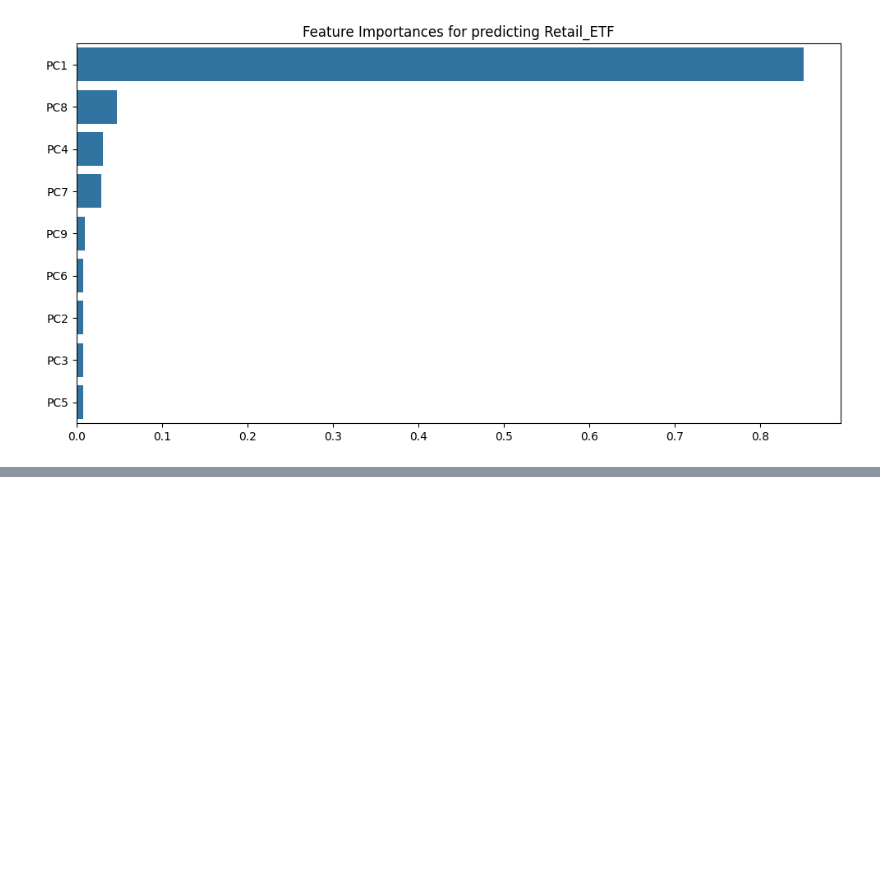
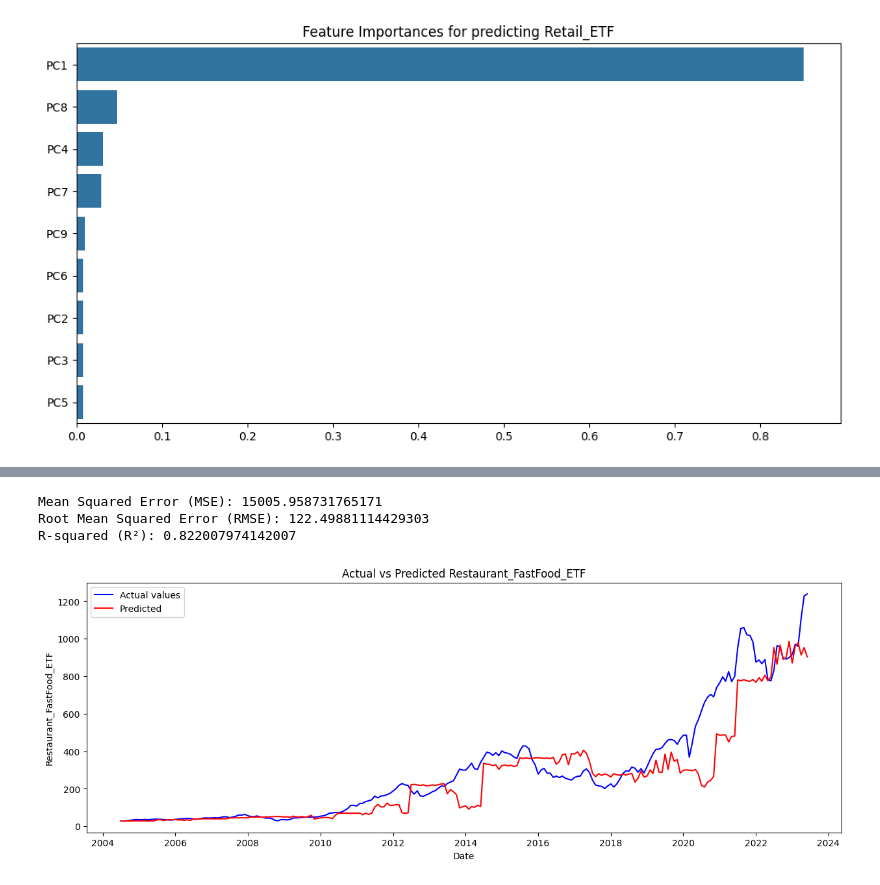
Before and after one commit to TonyZhang2004/Citadel-Summer-Datathon, a Jupyter notebook: train_rf.ipynb, the cells around one changed output, grey strips where cells are left out. Saved outputs shown, nothing was run; the diff lists cells and outputs as text; code cells hidden in the pictures; blank space fills up the shorter version.

Commit message:
training script inside train_rf

```diff
--- a/train_rf.ipynb
+++ b/train_rf.ipynb
@@ -200,0 +302,80 @@ R-squared (R²): 0.8638593356842119
+# %%
+merged_etfs_xgb['Date'] = pd.to_datetime(merged_etfs_xgb[['Year', 'Month']].assign(DAY=1))
+merged_etfs_xgb.set_index('Date', inplace=True)
+# %%
+merged_etfs_xgb['Date'] = pd.to_datetime(merged_etfs_xgb[['Year', 'Month']].assign(DAY=1))
+
+features = ['Beef', 'Broilers', 'Lamb and Mutton', 'Other Chicken', 'Pork', 'Turkey', 'Veal', 'Coffee', 'Corn']
+target = 'Restaurant_FastFood_ETF'
+merged_etfs_xgb[features + [target]] = merged_etfs_xgb[features + [target]].astype(float)
+
+def add_lagged_features(df, features, lags=[1, 2, 3]):
+    for lag in lags:
+        for feature in features:
+            df[f'{feature}_lag{lag}'] = df[feature].shift(lag)
+    return df
+
+lags = [1, 2, 3]
+merged_etfs_lstm = add_lagged_features(merged_etfs_xgb, features, lags)
+
+merged_etfs_lstm.dropna(inplace=True)
+
+lagged_features = [f'{feature}_lag{lag}' for feature in features for lag in lags]
+
+scaler = MinMaxScaler()
+scaled_data = scaler.fit_transform(merged_etfs_lstm[lagged_features + [target]])
+
+scaled_df = pd.DataFrame(scaled_data, columns=lagged_features + [target])
+scaled_df['Date'] = merged_etfs_lstm['Date'].values
+
+def walk_forward_validation(data, n_train, n_test):
+    predictions = []
+    actuals = []
+    dates = []
+
+    for i in range(n_train, len(data) - n_test, n_test):
+        train, test = data[i - n_train:i], data[i:i + n_test]
+
+        X_train, y_train = train[lagged_features].values, train[target].values
+        X_test, y_test = test[lagged_features].values, test[target].values
+
+        model = XGBRegressor(objective='reg:squarederror', n_estimators=1000)
+        model.fit(X_train, y_train)
+
+        y_pred = model.predict(X_test)
+
+        y_test_inv = scaler.inverse_transform(np.concatenate((np.zeros((len(y_test), len(lagged_features))), y_test.reshape(-1, 1)), axis=1))[:, -1]
+        y_pred_inv = scaler.inverse_transform(np.concatenate((np.zeros((len(y_pred), len(lagged_features))), y_pred.reshape(-1, 1)), axis=1))[:, -1]
+
+        predictions.extend(y_pred_inv)
+        actuals.extend(y_test_inv)
+        dates.extend(test['Date'].values)
+
+    return np.array(predictions), np.array(actuals), np.array(dates)
+
+n_train = 36
+n_test = 12
+
+predictions, actuals, dates = walk_forward_validation(scaled_df, n_train, n_test)
+
+mse = mean_squared_error(actuals, predictions)
+rmse = np.sqrt(mse)
+r2 = r2_score(actuals, predictions)
+
+print(f"Mean Squared Error (MSE): {mse}")
+print(f"Root Mean Squared Error (RMSE): {rmse}")
+print(f"R-squared (R²): {r2}")
+
+plt.figure(figsize=(15, 5))
+plt.plot(dates, actuals, color='blue', label='Actual values')
+plt.plot(dates, predictions, color='red', label='Predicted')
+plt.legend()
+plt.xlabel('Date')
+plt.ylabel(target)
+plt.title(f'Actual vs Predicted {target}')
+plt.show()
+# %% [output]
+Mean Squared Error (MSE): 15005.958731765171
+Root Mean Squared Error (RMSE): 122.49881114429303
+R-squared (R²): 0.822007974142007
+[figure, added]
```
Also changed, not shown: parts of 12 cells of this notebook.
